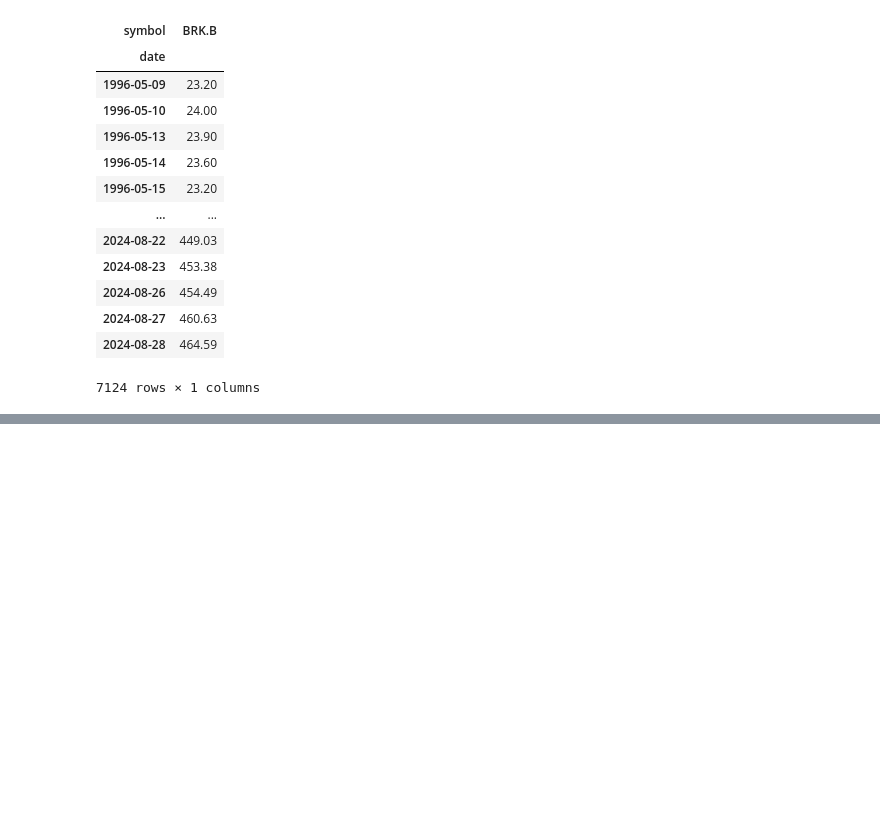
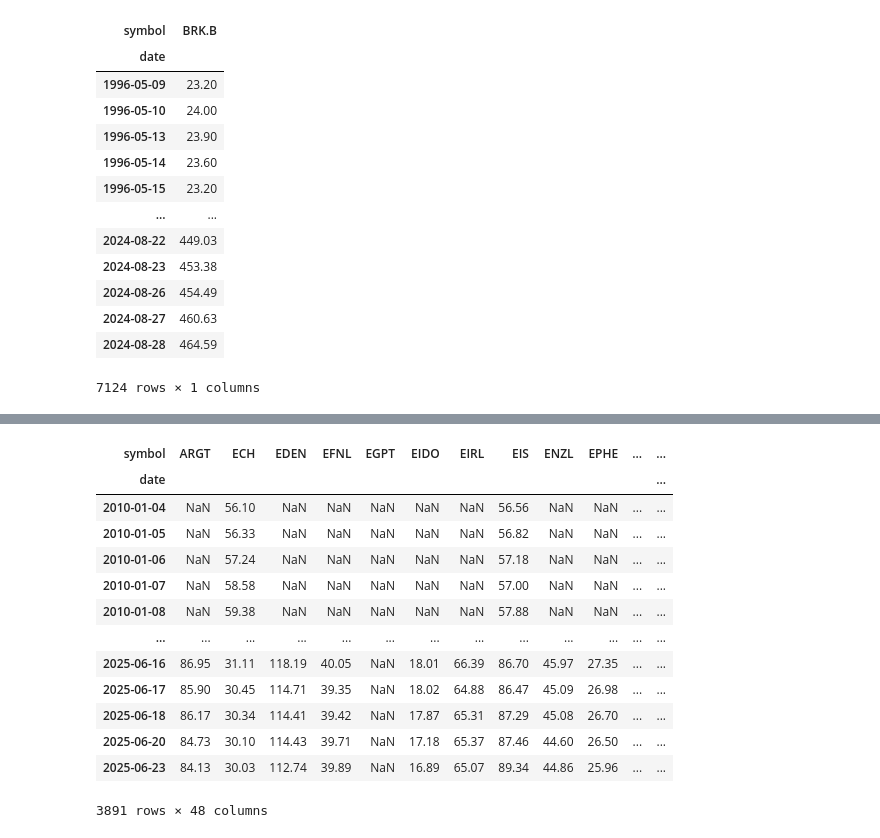
Before and after one commit to francisc112/APPLIED_FINANCE_ANALYTICS, a Jupyter notebook: Analysis.ipynb, the cells around one changed output, grey strips where cells are left out. Saved outputs shown, nothing was run; the diff lists cells and outputs as text; code cells hidden in the pictures; blank space fills up the shorter version.

```diff
--- a/Analysis.ipynb
+++ b/Analysis.ipynb
@@ -111,3 +89,74 @@ prices
+# %%
+# tickers = ['SYK','ISRG','BLK','BSX','HD',"SPY","BRK.B","INDA","BBCA","EWJ","EWA","EWL","EWQ","KWEB","EWZ","EWY"]
+
+tickers = [
+    "SPY",
+    "ARGT",
+    "EWA",
+    "EWO",
+    "EWK",
+    "EWZ",
+    "EWC",
+    "ECH",
+    "MCHI",
+    "GXG",
+    "EDEN",
+    "EGPT",
+    "EFNL",
+    "EWQ",
+    "EWG",
+    "GREK",
+    "EWH",
+    "INDA",
+    "EIDO",
+    "EIRL",
+    "EIS",
+    "EWI",
+    "EWJ",
+    "KWT",
+    "EWM",
+    "EWW",
+    "EWN",
+    "ENZL",
+    "NGE",
+    "NORW",
+    "PAK",
+    "EPU",
+    "EPHE",
+    "EPOL",
+    "QAT",
+    "KSA",
+    "EWS",
+    "EZA",
+    "EWY",
+    "EWP",
+    "EWD",
+    "EWL",
+    "EWT",
+    "THD",
+    "TUR",
+    "UAE",
+    "EWU",
+    "VNM"
+]
+
+prices = fmp.get_closing_prices(tickers,from_date='2010-01-01')
+prices
+# %% [output]
+| symbol | ARGT | ECH | EDEN | EFNL | EGPT | EIDO | EIRL | EIS | ENZL | EPHE | ... | ... |
+| date |  |  |  |  |  |  |  |  |  |  |  | ... |
+| 2010-01-04 | NaN | 56.10 | NaN | NaN | NaN | NaN | NaN | 56.56 | NaN | NaN | ... | ... |
+| 2010-01-05 | NaN | 56.33 | NaN | NaN | NaN | NaN | NaN | 56.82 | NaN | NaN | ... | ... |
+| 2010-01-06 | NaN | 57.24 | NaN | NaN | NaN | NaN | NaN | 57.18 | NaN | NaN | ... | ... |
+| 2010-01-07 | NaN | 58.58 | NaN | NaN | NaN | NaN | NaN | 57.00 | NaN | NaN | ... | ... |
+| 2010-01-08 | NaN | 59.38 | NaN | NaN | NaN | NaN | NaN | 57.88 | NaN | NaN | ... | ... |
+| ... | ... | ... | ... | ... | ... | ... | ... | ... | ... | ... | ... | ... |
+| 2025-06-16 | 86.95 | 31.11 | 118.19 | 40.05 | NaN | 18.01 | 66.39 | 86.70 | 45.97 | 27.35 | ... | ... |
+| 2025-06-17 | 85.90 | 30.45 | 114.71 | 39.35 | NaN | 18.02 | 64.88 | 86.47 | 45.09 | 26.98 | ... | ... |
+| 2025-06-18 | 86.17 | 30.34 | 114.41 | 39.42 | NaN | 17.87 | 65.31 | 87.29 | 45.08 | 26.70 | ... | ... |
+| 2025-06-20 | 84.73 | 30.10 | 114.43 | 39.71 | NaN | 17.18 | 65.37 | 87.46 | 44.60 | 26.50 | ... | ... |
+| 2025-06-23 | 84.13 | 30.03 | 112.74 | 39.89 | NaN | 16.89 | 65.07 | 89.34 | 44.86 | 25.96 | ... | ... |
+3891 rows × 48 columns
 # %%
 dfs = []
 
```
Also changed, not shown: parts of 4 cells of this notebook.
